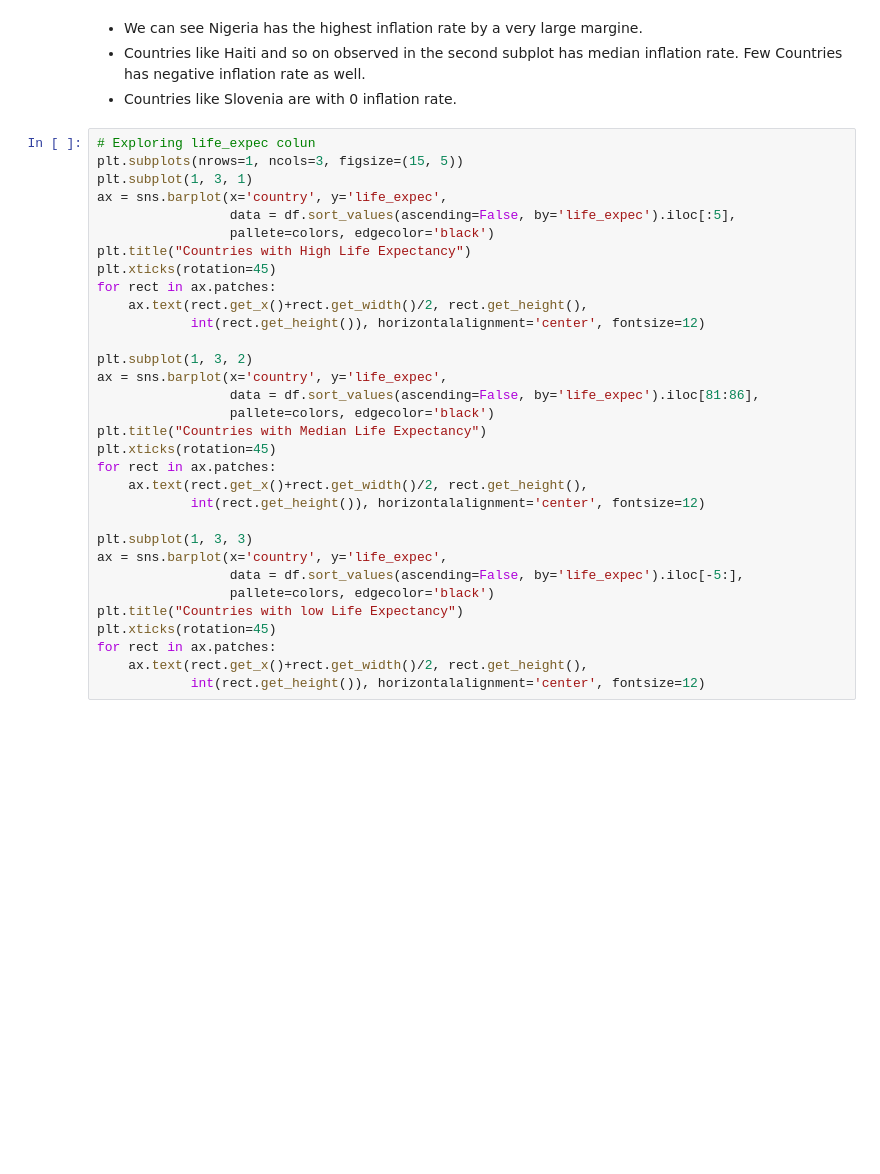
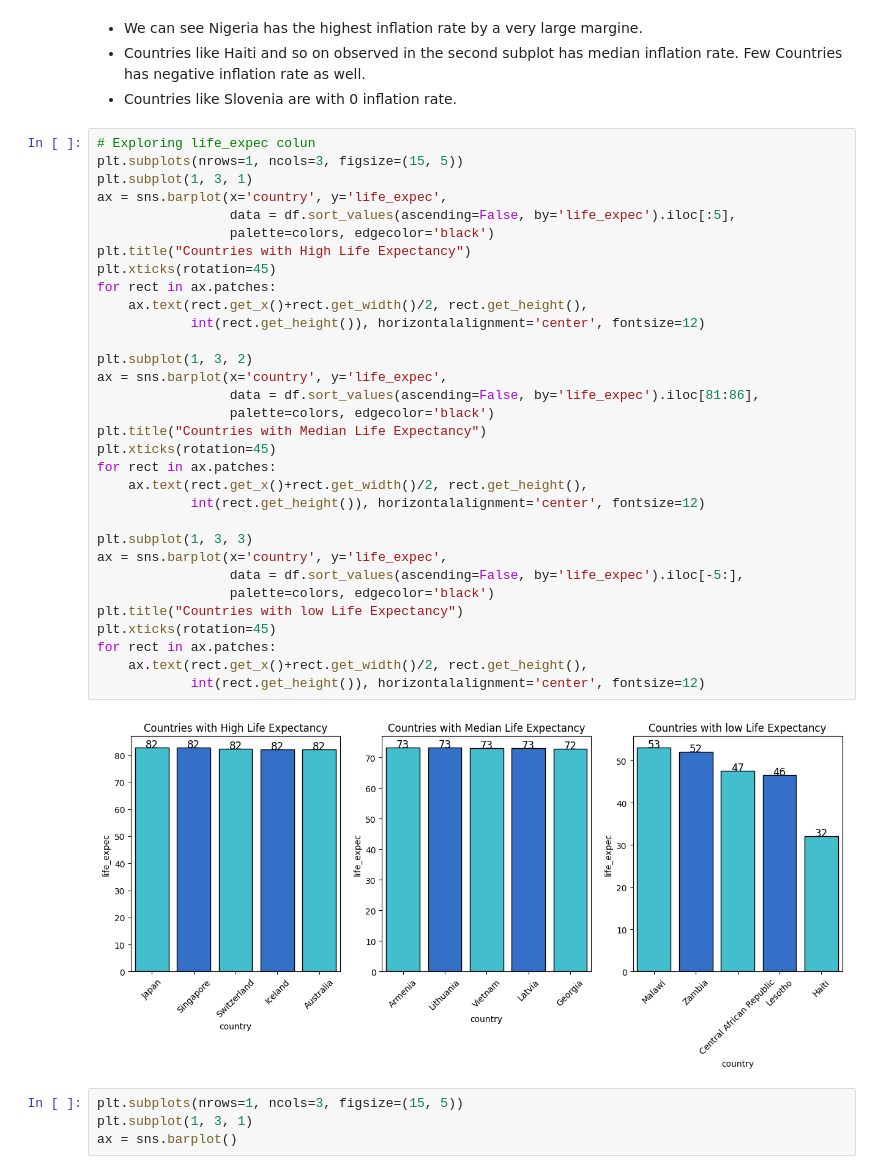
Before and after one commit to rizz045/Country-Data-Exploration-and-Preediction--Unsupervised-learning-, a Jupyter notebook: Country_Data_Exploration_and_Prediction.ipynb, the cells around one changed output. Drawn from its saved outputs; the diff is of its cells as text; blank space fills up the shorter version.

```diff
--- a/Country_Data_Exploration_and_Prediction.ipynb
+++ b/Country_Data_Exploration_and_Prediction.ipynb
@@ -369,32 +365,38 @@ Few Countries has negative inflation rate as well.
 # %%
 # Exploring life_expec colun
 plt.subplots(nrows=1, ncols=3, figsize=(15, 5))
 plt.subplot(1, 3, 1)
 ax = sns.barplot(x='country', y='life_expec',
                  data = df.sort_values(ascending=False, by='life_expec').iloc[:5],
-                 pallete=colors, edgecolor='black')
+                 palette=colors, edgecolor='black')
 plt.title("Countries with High Life Expectancy")
 plt.xticks(rotation=45)
 for rect in ax.patches:
     ax.text(rect.get_x()+rect.get_width()/2, rect.get_height(),
             int(rect.get_height()), horizontalalignment='center', fontsize=12)
 
 plt.subplot(1, 3, 2)
 ax = sns.barplot(x='country', y='life_expec',
                  data = df.sort_values(ascending=False, by='life_expec').iloc[81:86],
-                 pallete=colors, edgecolor='black')
+                 palette=colors, edgecolor='black')
 plt.title("Countries with Median Life Expectancy")
 plt.xticks(rotation=45)
 for rect in ax.patches:
     ax.text(rect.get_x()+rect.get_width()/2, rect.get_height(),
             int(rect.get_height()), horizontalalignment='center', fontsize=12)
 
 plt.subplot(1, 3, 3)
 ax = sns.barplot(x='country', y='life_expec',
                  data = df.sort_values(ascending=False, by='life_expec').iloc[-5:],
-                 pallete=colors, edgecolor='black')
+                 palette=colors, edgecolor='black')
 plt.title("Countries with low Life Expectancy")
 plt.xticks(rotation=45)
 for rect in ax.patches:
     ax.text(rect.get_x()+rect.get_width()/2, rect.get_height(),
             int(rect.get_height()), horizontalalignment='center', fontsize=12)
+# %% [output]
+[figure, added]
+# %%
+plt.subplots(nrows=1, ncols=3, figsize=(15, 5))
+plt.subplot(1, 3, 1)
+ax = sns.barplot()
```
Also changed, not shown: parts of 1 cell of this notebook.
